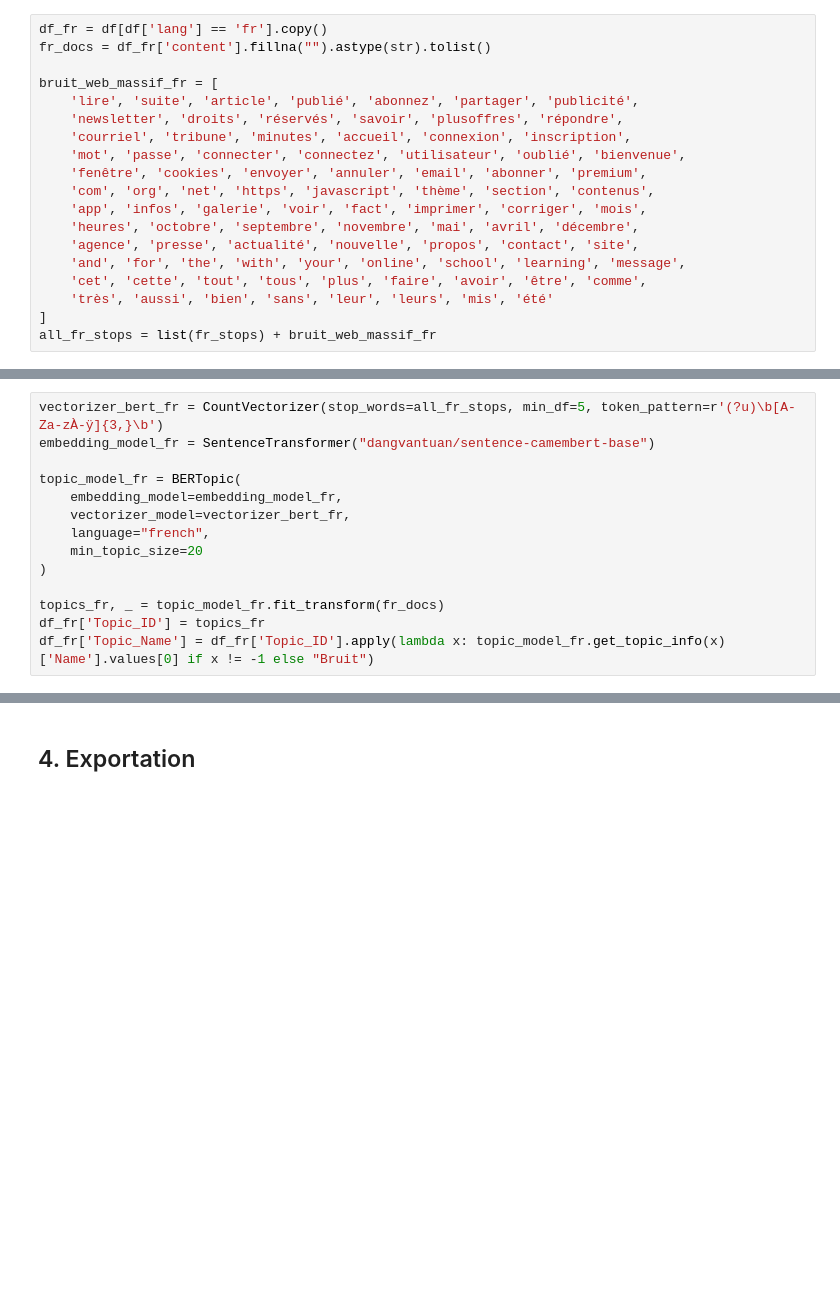
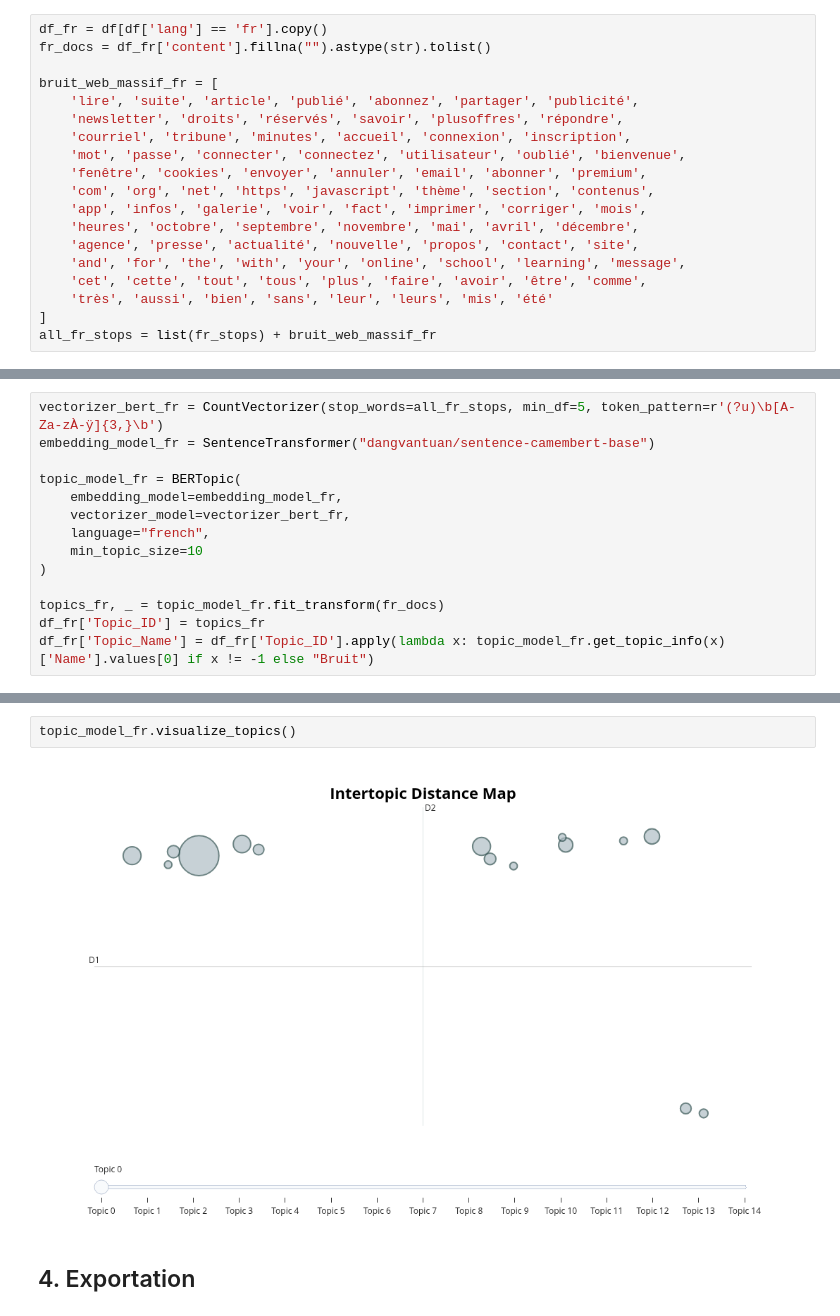
Before and after one commit to Romaric-py/hackaton-isheero-datacamp-2026-team-8, a Jupyter notebook: notebooks/topic_modeling.ipynb, the cells around one changed output, grey strips where cells are left out. Drawn from its saved outputs; the diff is of its cells as text; blank space fills up the shorter version.

```diff
--- a/notebooks/topic_modeling.ipynb
+++ b/notebooks/topic_modeling.ipynb
@@ -191,7 +204,7 @@ topic_model_fr = BERTopic(
     embedding_model=embedding_model_fr,
     vectorizer_model=vectorizer_bert_fr,
     language="french",
-    min_topic_size=20
+    min_topic_size=10
 )
 
 topics_fr, _ = topic_model_fr.fit_transform(fr_docs)
@@ -220,3 +234,7 @@ topic_model_fr.get_topic_info().head(15)[['Topic', 'Count', 'Name', 'Representat
+# %%
+topic_model_fr.visualize_topics()
+# %% [output]
+[figure, added]
 # %% [markdown]
 ## 4. Exportation
 # %%
```
Also changed, not shown: parts of 10 cells of this notebook, 15 other files.
